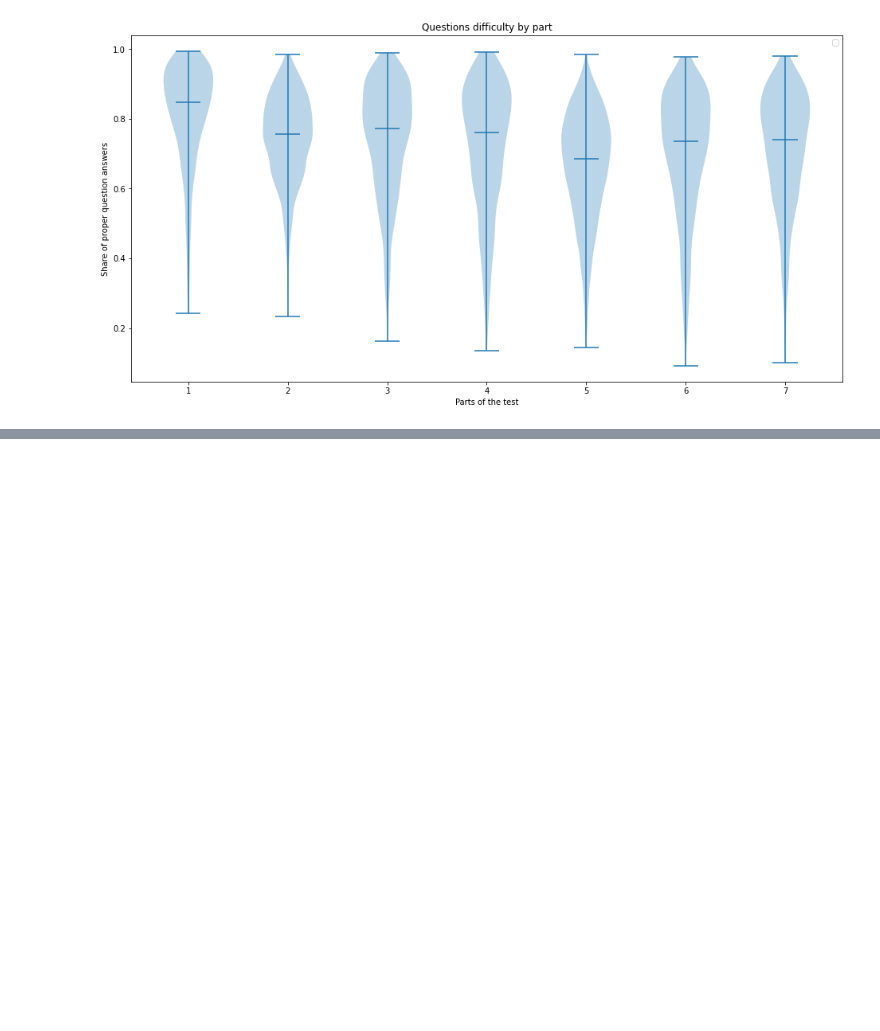
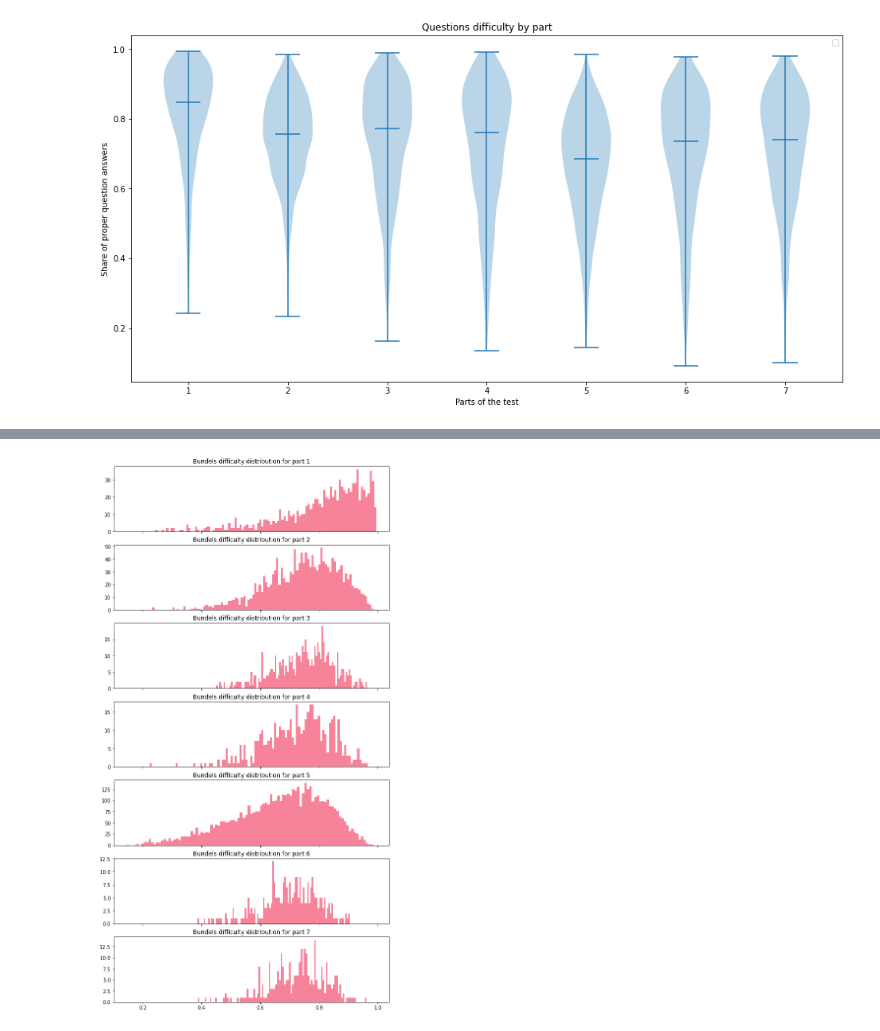
Before and after one commit to pluie-d-automne/homeworks, a Jupyter notebook: python/python_hw2_riiid_aied_challenge/python_hw2_riiid_aied_challenge.ipynb, the cells around one changed output, grey strips where cells are left out. Cells and saved outputs as stored; diff of their text form; code cells hidden in the pictures; blank space fills up the shorter version.

```diff
--- a/python/python_hw2_riiid_aied_challenge/python_hw2_riiid_aied_challenge.ipynb
+++ b/python/python_hw2_riiid_aied_challenge/python_hw2_riiid_aied_challenge.ipynb
@@ -249,0 +267,7 @@ No artists with labels found to put in legend.  Note that artists whose label st
+# %%
+bundle_answer_counts = q_answer_counts.groupby(["part", "bundle_id"])\
+                                      .agg(right_answers=("right_answers","sum"),
+                                           total_answers=("total_answers","sum"))
+bundle_answer_counts["right_answers_%"] = bundle_answer_counts["right_answers"]/bundle_answer_counts["total_answers"]
+bundle_answer_counts.reset_index(inplace = True)
+bundle_answer_counts = bundle_answer_counts[bundle_answer_counts["total_answers"]>=150]
@@ -249,0 +286,13 @@ No artists with labels found to put in legend.  Note that artists whose label st
+# %%
+fig, axs = plt.subplots(7, figsize=(10, 20), sharex=True)
+for i in range(7):
+    axs[i].hist(bundle_answer_counts[bundle_answer_counts["part"]== i+1]["right_answers_%"],
+                  bins = 100,
+                  color = "#f34e6e",
+                  alpha = 0.7
+                  )
+    axs[i].set_title(f"Bundels difficulty distribution for part {i+1}")
+
+plt.show()
+# %% [output]
+[figure, added]
```
Also changed, not shown: parts of 35 cells of this notebook.
